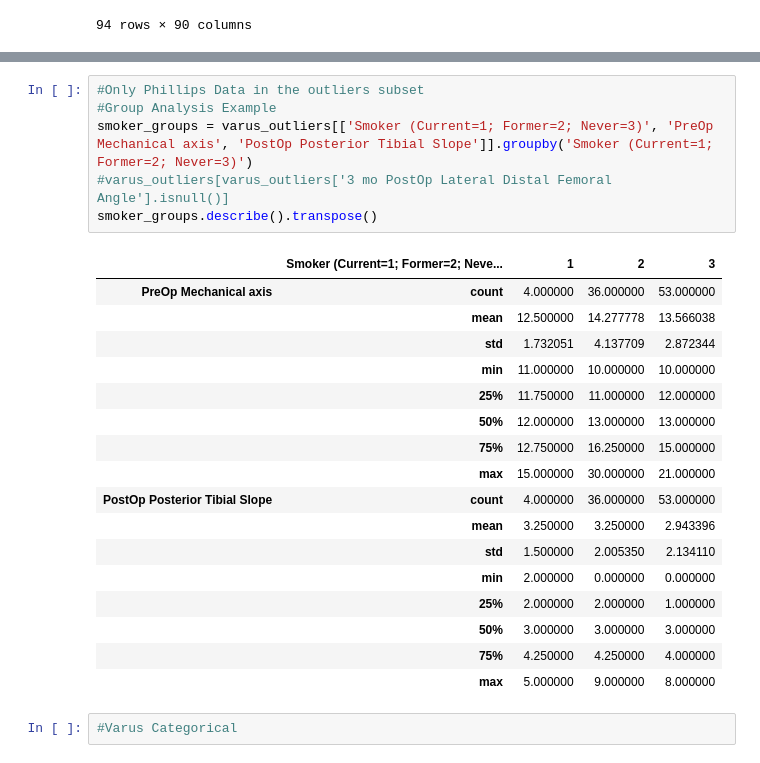
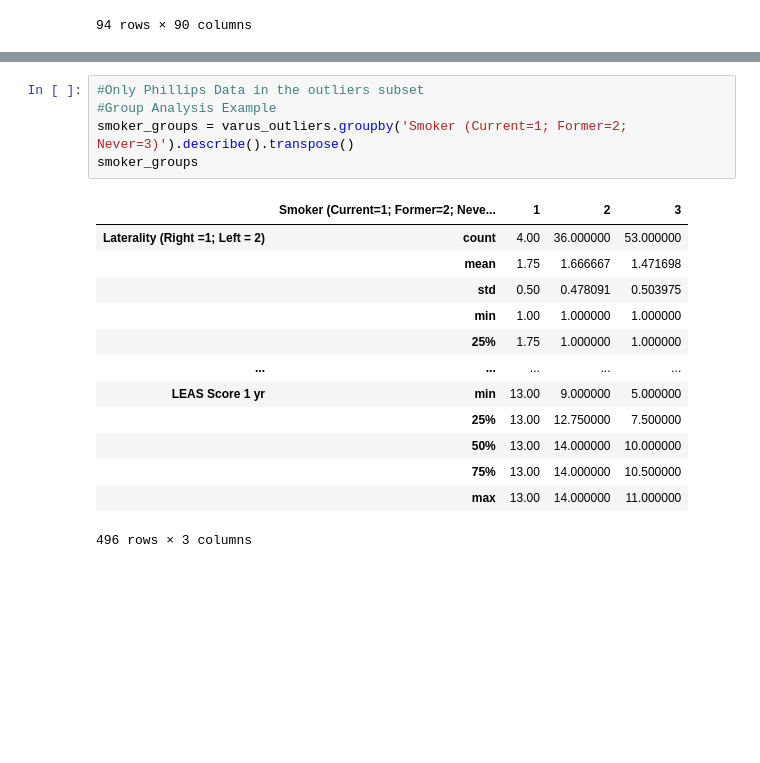
Before and after one commit to andreygal/varus, a Jupyter notebook: varus.ipynb, the cells around one changed output, grey strips where cells are left out. Saved outputs shown, nothing was run; the diff lists cells and outputs as text; blank space fills up the shorter version.

Commit message:
Adding categorical data

```diff
--- a/varus.ipynb
+++ b/varus.ipynb
@@ -215,26 +215,19 @@ varus_outliers_descr_stats
 # %%
 #Only Phillips Data in the outliers subset
 #Group Analysis Example
-smoker_groups = varus_outliers[['Smoker (Current=1; Former=2; Never=3)', 'PreOp Mechanical axis', 'PostOp Posterior Tibial Slope']].groupby('Smoker (Current=1; Former=2; Never=3)')
-#varus_outliers[varus_outliers['3 mo PostOp Lateral Distal Femoral Angle'].isnull()]
-smoker_groups.describe().transpose()
+smoker_groups = varus_outliers.groupby('Smoker (Current=1; Former=2; Never=3)').describe().transpose()
+smoker_groups
 # %% [output]
 |  | Smoker (Current=1; Former=2; Neve... | 1 | 2 | 3 |
-| PreOp Mechanical axis | count | 4.000000 | 36.000000 | 53.000000 |
-|  | mean | 12.500000 | 14.277778 | 13.566038 |
-|  | std | 1.732051 | 4.137709 | 2.872344 |
-|  | min | 11.000000 | 10.000000 | 10.000000 |
-|  | 25% | 11.750000 | 11.000000 | 12.000000 |
-|  | 50% | 12.000000 | 13.000000 | 13.000000 |
-|  | 75% | 12.750000 | 16.250000 | 15.000000 |
-|  | max | 15.000000 | 30.000000 | 21.000000 |
-| PostOp Posterior Tibial Slope | count | 4.000000 | 36.000000 | 53.000000 |
-|  | mean | 3.250000 | 3.250000 | 2.943396 |
-|  | std | 1.500000 | 2.005350 | 2.134110 |
-|  | min | 2.000000 | 0.000000 | 0.000000 |
-|  | 25% | 2.000000 | 2.000000 | 1.000000 |
-|  | 50% | 3.000000 | 3.000000 | 3.000000 |
-|  | 75% | 4.250000 | 4.250000 | 4.000000 |
-|  | max | 5.000000 | 9.000000 | 8.000000 |
+| Laterality (Right =1; Left = 2) | count | 4.00 | 36.000000 | 53.000000 |
+|  | mean | 1.75 | 1.666667 | 1.471698 |
+|  | std | 0.50 | 0.478091 | 0.503975 |
+|  | min | 1.00 | 1.000000 | 1.000000 |
+|  | 25% | 1.75 | 1.000000 | 1.000000 |
+| ... | ... | ... | ... | ... |
+| LEAS Score 1 yr | min | 13.00 | 9.000000 | 5.000000 |
+|  | 25% | 13.00 | 12.750000 | 7.500000 |
+|  | 50% | 13.00 | 14.000000 | 10.000000 |
+|  | 75% | 13.00 | 14.000000 | 10.500000 |
+|  | max | 13.00 | 14.000000 | 11.000000 |
+496 rows × 3 columns
-# %%
-#Varus Categorical
```
Also changed, not shown: parts of 2 cells of this notebook.
